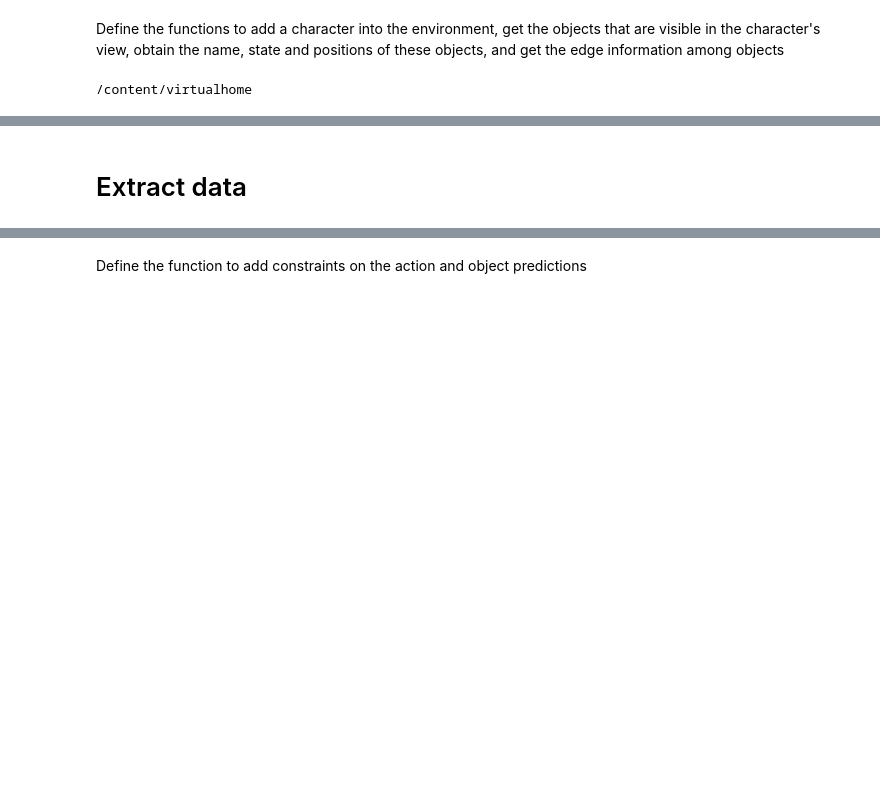
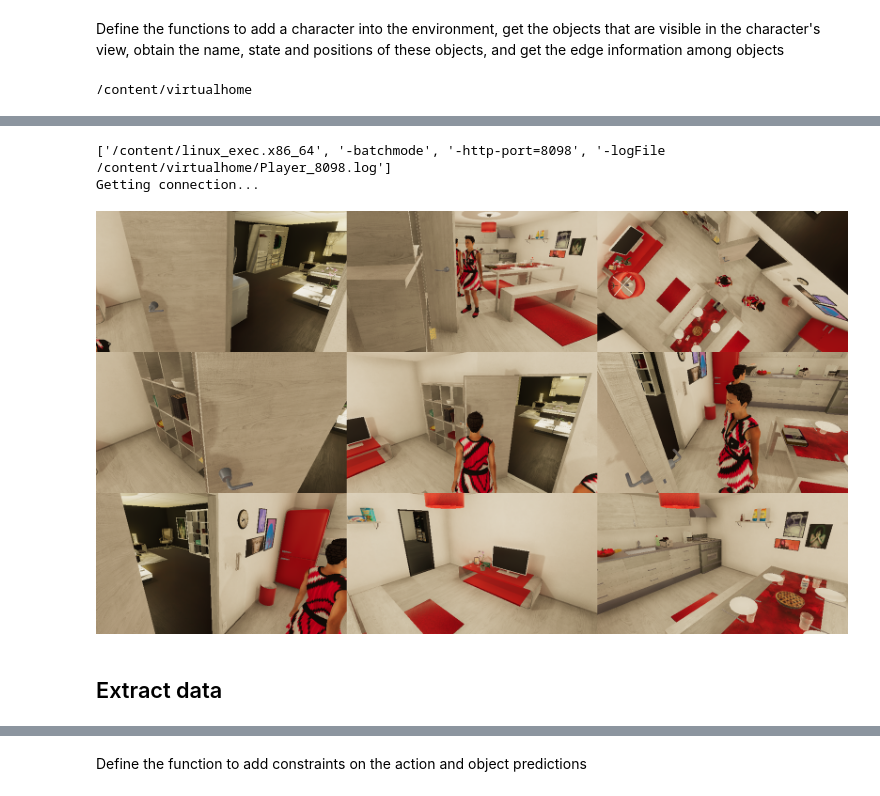
Before and after one commit to szy4806384/lm_on_decison_making, a Jupyter notebook: lm.ipynb, the cells around one changed output, grey strips where cells are left out. Cells and saved outputs as stored; diff of their text form; code cells hidden in the pictures; blank space fills up the shorter version.

Commit message:
update data fetching pipeline with dual agents

```diff
--- a/lm.ipynb
+++ b/lm.ipynb
@@ -63,10 +72,10 @@ fpath
 # %% [output]
 '/content'
 # %%
+#if this cell fails run it twice
+%matplotlib notebook
+import IPython.display
 import sys
 sys.path.append('./virtualhome')
 from simulation.unity_simulator import comm_unity
 import demo.utils_demo as utils_demo
-%matplotlib notebook
-import IPython.display
-comm = comm_unity.UnityCommunication(file_name=f"{fpath}/linux_exec.x86_64", port='8088', x_display=display)
@@ -260,2 +256,38 @@ display_grid_img(imgs_prev, nrows=3)
+# %%
+comm = comm_unity.UnityCommunication(file_name=f"{fpath}/linux_exec.x86_64", port='8098', x_display=display)
+# %% [output]
+['/content/linux_exec.x86_64', '-batchmode', '-http-port=8098', '-logFile /content/virtualhome/Player_8098.log']
+Getting connection...
+# %%
+import json
+import numpy as np
+
+state_index = {'OPEN': 0, 'CLOSED': 1, 'ON': 2, 'OFF': 3, 'CLEAN':4}
+room = {'bathroom', 'kitchen', 'livingroom', 'bedroom'}
+comm.reset(2)
+character_id = create_character('chars/Female2', 'kitchen')
+
+properties = open('./resources/properties_data_all.json')
+properties = json.load(properties)
+properties['bathroom'] = []
+properties['kitchen'] = []
+properties['livingroom'] = []
+properties['bedroom'] = []
+properties['kitchencounterdrawer'] = properties.pop('kitchencounterdrawers')
+
+
+_, graph = comm.environment_graph()
+rooms_id = get_rooms_id(graph)
+visible_objects_id = get_visible_objects_id(character_id, graph)
+visible_objects_id = visible_objects_id.union(rooms_id)
+partial_observation = get_observations(character_id, visible_objects_id, graph)
+object_relationships = get_relationships(character_id, partial_observation, graph)
+
+_, nc = comm.camera_count()
+indices = range(nc - 9, nc)
+imgs_prev = get_scene_cameras(comm, indices)
+display_grid_img(imgs_prev, nrows=3)
+# %% [output]
+[figure, added]
 # %% [markdown]
-# Extract data
+## Extract data
```
Also changed, not shown: parts of 46 cells of this notebook.
